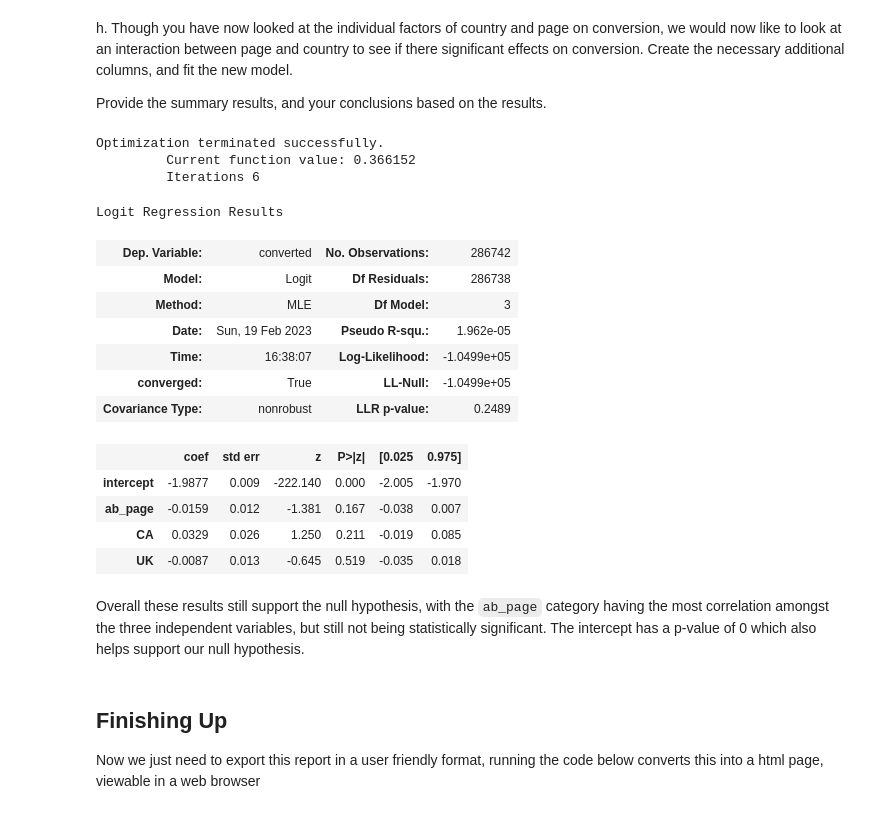
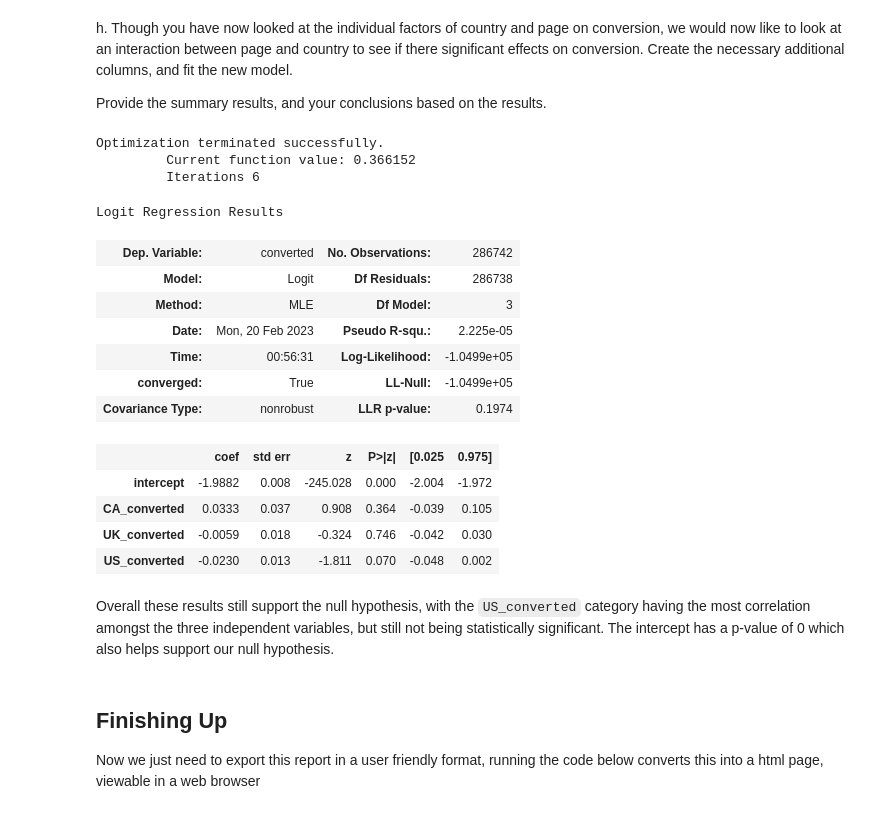
Before and after one commit to SeraphDev6/AnalyzeABTestResults-2, a Jupyter notebook: Analyze_ab_test_results_notebook.ipynb, the cells around one changed output. Saved outputs shown, nothing was run; the diff lists cells and outputs as text; code cells hidden in the pictures.

```diff
--- a/Analyze_ab_test_results_notebook.ipynb
+++ b/Analyze_ab_test_results_notebook.ipynb
@@ -406,6 +416,3 @@ dummies
 | 290582 | 0 | 0 | 1 |
 | 290583 | 0 | 1 | 0 |
 290584 rows × 3 columns
-# %%
-df2[["CA","UK"]] = dummies[["CA","UK"]] # We "dropped" US as our baseline by not including it here
-df2.head()
@@ -418,0 +419,5 @@ df2.head()
+# %%
+df2[["CA","UK","US"]] = dummies[["CA","UK","US"]]
+for col in ["CA","UK","US"]:
+  df2[f"{col}_converted"] = df2[col] *df2["ab_page"]
+df2.head()
@@ -443,28 +455,28 @@ h. Though you have now looked at the individual factors of country and page on c
 
 Provide the summary results, and your conclusions based on the results.
 # %%
-total_reg = sm.Logit(df2["converted"], df2[["intercept","ab_page","CA","UK"]], missing="drop")
+total_reg = sm.Logit(df2["converted"], df2[["intercept","CA_converted","UK_converted","US_converted"]], missing="drop")
 results = total_reg.fit()
 results.summary()
 # %% [output]
 Optimization terminated successfully.
          Current function value: 0.366152
          Iterations 6
 Logit Regression Results
 | Dep. Variable: | converted | No. Observations: | 286742 |
 | Model: | Logit | Df Residuals: | 286738 |
 | Method: | MLE | Df Model: | 3 |
-| Date: | Sun, 19 Feb 2023 | Pseudo R-squ.: | 1.962e-05 |
-| Time: | 16:38:07 | Log-Likelihood: | -1.0499e+05 |
+| Date: | Mon, 20 Feb 2023 | Pseudo R-squ.: | 2.225e-05 |
+| Time: | 00:56:31 | Log-Likelihood: | -1.0499e+05 |
 | converged: | True | LL-Null: | -1.0499e+05 |
-| Covariance Type: | nonrobust | LLR p-value: | 0.2489 |
+| Covariance Type: | nonrobust | LLR p-value: | 0.1974 |
 |  | coef | std err | z | P>|z| | [0.025 | 0.975] |
-| intercept | -1.9877 | 0.009 | -222.140 | 0.000 | -2.005 | -1.970 |
-| ab_page | -0.0159 | 0.012 | -1.381 | 0.167 | -0.038 | 0.007 |
-| CA | 0.0329 | 0.026 | 1.250 | 0.211 | -0.019 | 0.085 |
-| UK | -0.0087 | 0.013 | -0.645 | 0.519 | -0.035 | 0.018 |
+| intercept | -1.9882 | 0.008 | -245.028 | 0.000 | -2.004 | -1.972 |
+| CA_converted | 0.0333 | 0.037 | 0.908 | 0.364 | -0.039 | 0.105 |
+| UK_converted | -0.0059 | 0.018 | -0.324 | 0.746 | -0.042 | 0.030 |
+| US_converted | -0.0230 | 0.013 | -1.811 | 0.070 | -0.048 | 0.002 |
 # %% [markdown]
-Overall these results still support the null hypothesis, with the `ab_page` category having the most correlation amongst the three independent variables, but still not being statistically significant. The intercept has a p-value of 0 which also helps support our null hypothesis.
+Overall these results still support the null hypothesis, with the `US_converted` category having the most correlation amongst the three independent variables, but still not being statistically significant. The intercept has a p-value of 0 which also helps support our null hypothesis.
 # %% [markdown]
 <a id='conclusions'></a>
 ## Finishing Up
```
Also changed, not shown: parts of 16 cells of this notebook, 1 other file.
